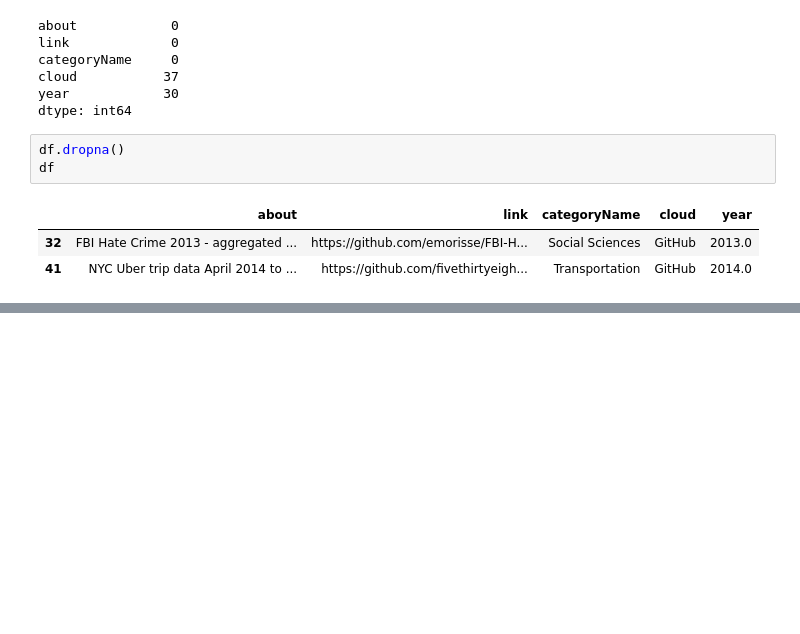
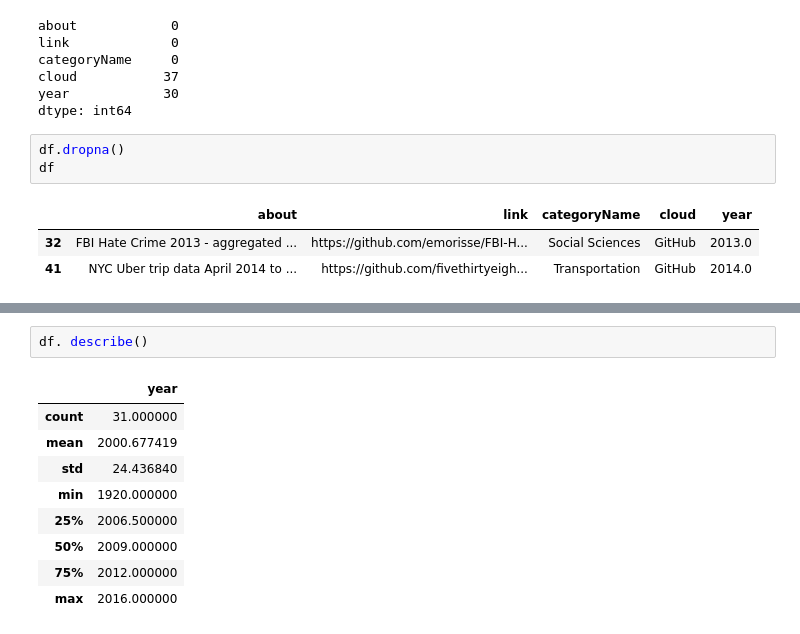
Before and after one commit to ESET0118/Basic-Training, a Jupyter notebook: AI ML/ExploratoryDataAnalysis.ipynb, the cells around one changed output, grey strips where cells are left out. Cells and saved outputs as stored; diff of their text form; blank space fills up the shorter version.

```diff
--- a/AI ML/ExploratoryDataAnalysis.ipynb
+++ b/AI ML/ExploratoryDataAnalysis.ipynb
@@ -94,0 +105,12 @@ df
+# %%
+df. describe()
+# %% [output]
+|  | year |
+| count | 31.000000 |
+| mean | 2000.677419 |
+| std | 24.436840 |
+| min | 1920.000000 |
+| 25% | 2006.500000 |
+| 50% | 2009.000000 |
+| 75% | 2012.000000 |
+| max | 2016.000000 |
```
Also changed, not shown: parts of 2 cells of this notebook, 11 other files.
